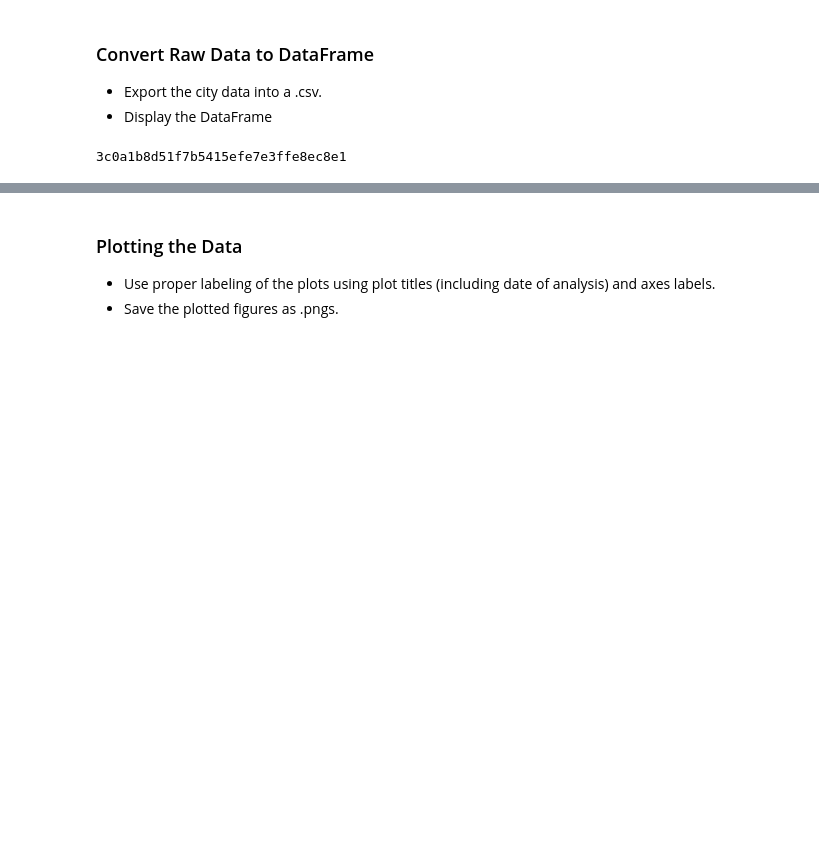
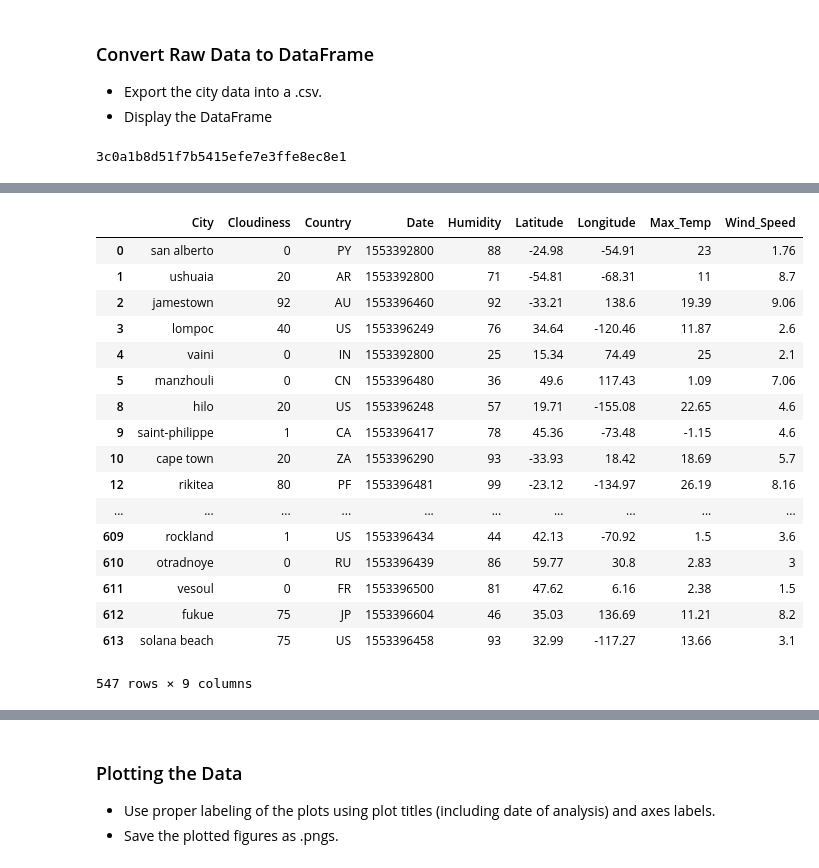
Before and after one commit to MTRaley52/HW6_Weather, a Jupyter notebook: WeatherPy.ipynb, the cells around one changed output, grey strips where cells are left out. Saved outputs shown, nothing was run; the diff lists cells and outputs as text; code cells hidden in the pictures; blank space fills up the shorter version.

```diff
--- a/WeatherPy.ipynb
+++ b/WeatherPy.ipynb
@@ -175,0 +176,21 @@ weather_data_drop.head()
+# %%
+weather_data_drop.dropna(axis=0, how='any', thresh=None, subset=None, inplace=False)
+# %% [output]
+|  | City | Cloudiness | Country | Date | Humidity | Latitude | Longitude | Max_Temp | Wind_Speed |
+| 0 | san alberto | 0 | PY | 1553392800 | 88 | -24.98 | -54.91 | 23 | 1.76 |
+| 1 | ushuaia | 20 | AR | 1553392800 | 71 | -54.81 | -68.31 | 11 | 8.7 |
+| 2 | jamestown | 92 | AU | 1553396460 | 92 | -33.21 | 138.6 | 19.39 | 9.06 |
+| 3 | lompoc | 40 | US | 1553396249 | 76 | 34.64 | -120.46 | 11.87 | 2.6 |
+| 4 | vaini | 0 | IN | 1553392800 | 25 | 15.34 | 74.49 | 25 | 2.1 |
+| 5 | manzhouli | 0 | CN | 1553396480 | 36 | 49.6 | 117.43 | 1.09 | 7.06 |
+| 8 | hilo | 20 | US | 1553396248 | 57 | 19.71 | -155.08 | 22.65 | 4.6 |
+| 9 | saint-philippe | 1 | CA | 1553396417 | 78 | 45.36 | -73.48 | -1.15 | 4.6 |
+| 10 | cape town | 20 | ZA | 1553396290 | 93 | -33.93 | 18.42 | 18.69 | 5.7 |
+| 12 | rikitea | 80 | PF | 1553396481 | 99 | -23.12 | -134.97 | 26.19 | 8.16 |
+| ... | ... | ... | ... | ... | ... | ... | ... | ... | ... |
+| 609 | rockland | 1 | US | 1553396434 | 44 | 42.13 | -70.92 | 1.5 | 3.6 |
+| 610 | otradnoye | 0 | RU | 1553396439 | 86 | 59.77 | 30.8 | 2.83 | 3 |
+| 611 | vesoul | 0 | FR | 1553396500 | 81 | 47.62 | 6.16 | 2.38 | 1.5 |
+| 612 | fukue | 75 | JP | 1553396604 | 46 | 35.03 | 136.69 | 11.21 | 8.2 |
+| 613 | solana beach | 75 | US | 1553396458 | 93 | 32.99 | -117.27 | 13.66 | 3.1 |
+547 rows × 9 columns
```
Also changed, not shown: parts of 9 cells of this notebook.
